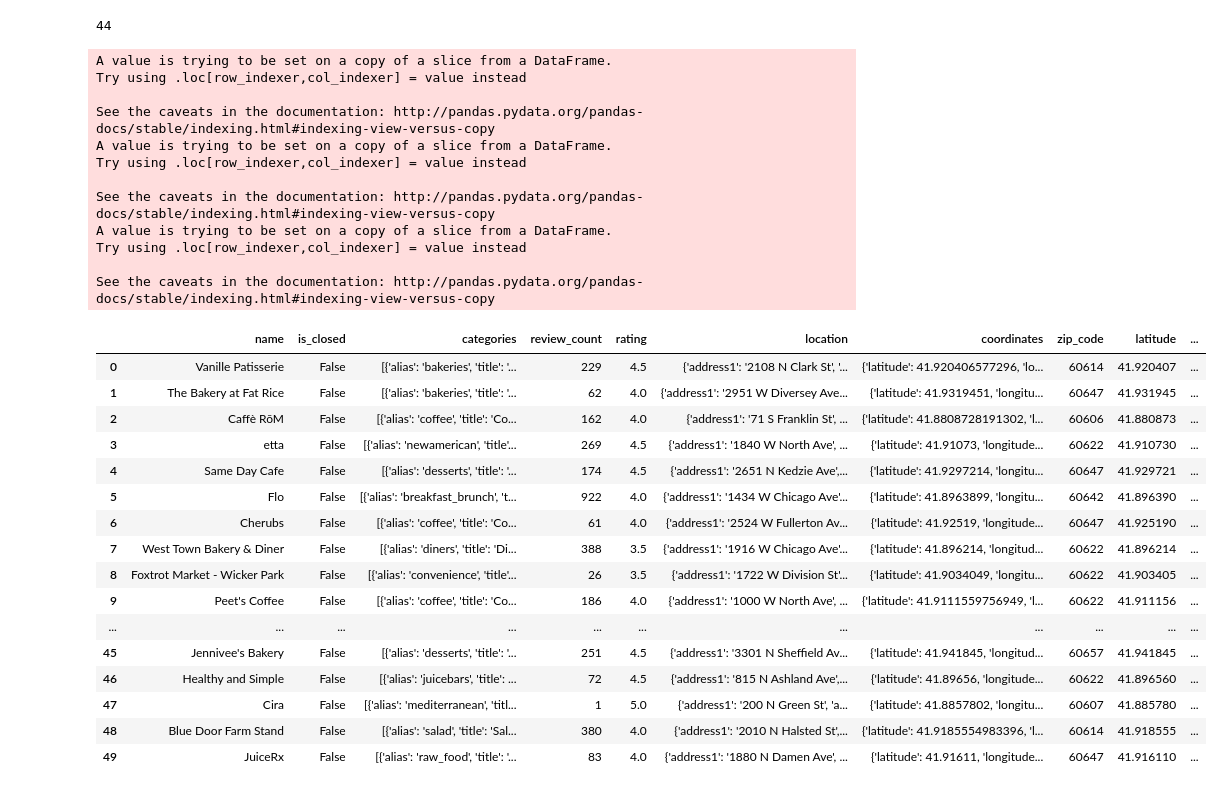
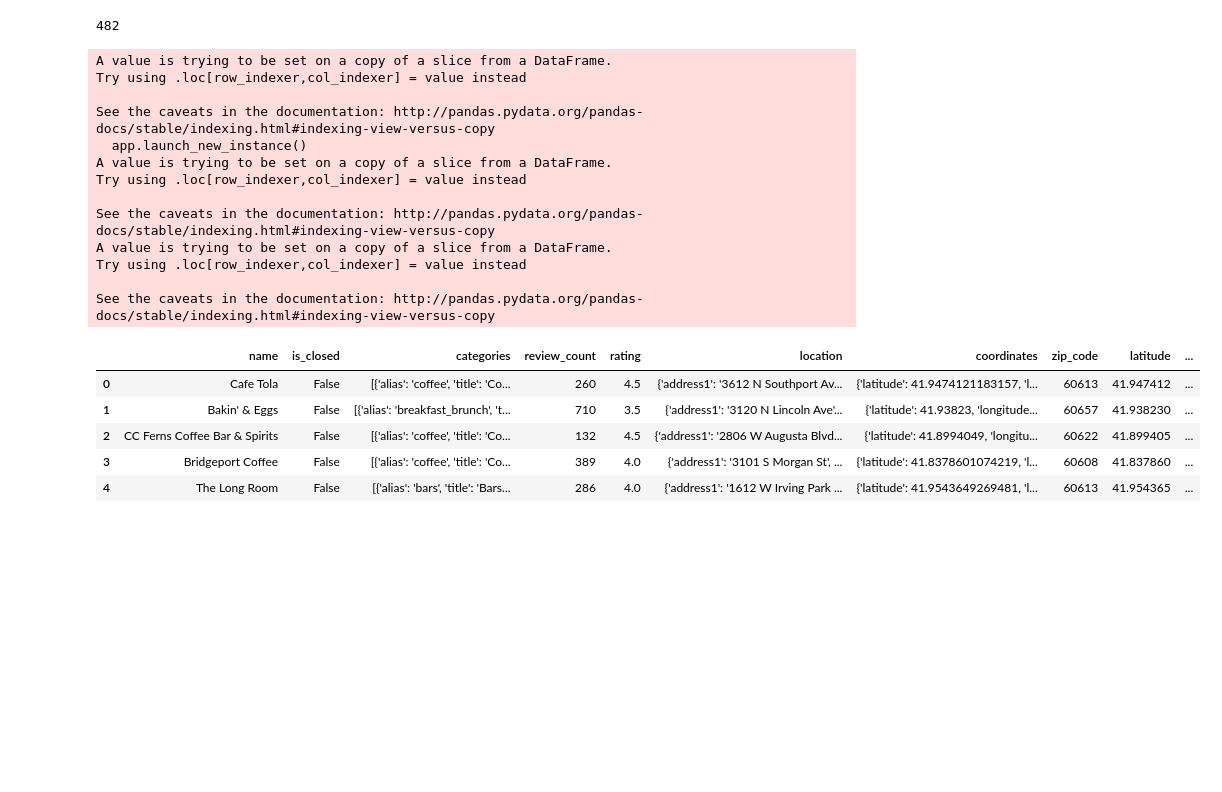
Before and after one commit to prathyushachalla/FindMyCoffeewithGIS, a Jupyter notebook: Xuan_testing-Copy1_KB.ipynb, the cells around one changed output. Drawn from its saved outputs; the diff is of its cells as text; code cells hidden in the pictures; blank space fills up the shorter version.

```diff
--- a/Xuan_testing-Copy1_KB.ipynb
+++ b/Xuan_testing-Copy1_KB.ipynb
@@ -49,7 +49,7 @@ if __name__ == "__main__":
 # parsing the JSON.
             else:
                 df2 = pd.DataFrame.from_dict(output_json['businesses'])
-                business_data = df_first.append(df2)
+                business_data = business_data.append(df2)
 # The conditional statement above is so that I can append my results into a single dataframe, to
 # save into a single csv document.
         except AttributeError:
@@ -88,58 +76,48 @@ coffee_shop_heatmap = good_coffee_df.loc[( good_coffee_df["rating"] >= 3.5)]
 num_coffee_heatmap = coffee_shop_heatmap['name'].count()
 num_coffee_heatmap
 # %% [output]
-44
+482
 # %%
 zip_list_cafe_heatmap = []
 lat_list_cafe_heatmap = []
 lng_list_cafe_heatmap = []
 
 for i in range(0, num_coffee_heatmap):
 
     temp_zip = coffee_shop_heatmap["location"].iloc[i]["zip_code"]
     zip_list_cafe_heatmap.append(temp_zip)
 
     temp_lat = coffee_shop_heatmap["coordinates"].iloc[i]["latitude"]
     lat_list_cafe_heatmap.append(temp_lat)
 
     temp_lng = coffee_shop_heatmap["coordinates"].iloc[i]["longitude"]
     lng_list_cafe_heatmap.append(temp_lng)
 
 coffee_shop_heatmap['zip_code'] = zip_list_cafe_heatmap
 coffee_shop_heatmap['latitude'] = lat_list_cafe_heatmap
 coffee_shop_heatmap['longitude'] = lng_list_cafe_heatmap
 
-coffee_shop_heatmap
+coffee_shop_heatmap.head()
 # %% [output]
+A value is trying to be set on a copy of a slice from a DataFrame.
+Try using .loc[row_indexer,col_indexer] = value instead
+
+See the caveats in the documentation: http://pandas.pydata.org/pandas-docs/stable/indexing.html#indexing-view-versus-copy
+  app.launch_new_instance()
 A value is trying to be set on a copy of a slice from a DataFrame.
 Try using .loc[row_indexer,col_indexer] = value instead
 
 See the caveats in the documentation: http://pandas.pydata.org/pandas-docs/stable/indexing.html#indexing-view-versus-copy
 A value is trying to be set on a copy of a slice from a DataFrame.
 Try using .loc[row_indexer,col_indexer] = value instead
 
 See the caveats in the documentation: http://pandas.pydata.org/pandas-docs/stable/indexing.html#indexing-view-versus-copy
-A value is trying to be set on a copy of a slice from a DataFrame.
-Try using .loc[row_indexer,col_indexer] = value instead
-
-See the caveats in the documentation: http://pandas.pydata.org/pandas-docs/stable/indexing.html#indexing-view-versus-copy
 |  | name | is_closed | categories | review_count | rating | location | coordinates | zip_code | latitude | ... |
-| 0 | Vanille Patisserie | False | [{'alias': 'bakeries', 'title': '... | 229 | 4.5 | {'address1': '2108 N Clark St', '... | {'latitude': 41.920406577296, 'lo... | 60614 | 41.920407 | ... |
-| 1 | The Bakery at Fat Rice | False | [{'alias': 'bakeries', 'title': '... | 62 | 4.0 | {'address1': '2951 W Diversey Ave... | {'latitude': 41.9319451, 'longitu... | 60647 | 41.931945 | ... |
-| 2 | Caffè RōM | False | [{'alias': 'coffee', 'title': 'Co... | 162 | 4.0 | {'address1': '71 S Franklin St', ... | {'latitude': 41.8808728191302, 'l... | 60606 | 41.880873 | ... |
-| 3 | etta | False | [{'alias': 'newamerican', 'title'... | 269 | 4.5 | {'address1': '1840 W North Ave', ... | {'latitude': 41.91073, 'longitude... | 60622 | 41.910730 | ... |
-| 4 | Same Day Cafe | False | [{'alias': 'desserts', 'title': '... | 174 | 4.5 | {'address1': '2651 N Kedzie Ave',... | {'latitude': 41.9297214, 'longitu... | 60647 | 41.929721 | ... |
-| 5 | Flo | False | [{'alias': 'breakfast_brunch', 't... | 922 | 4.0 | {'address1': '1434 W Chicago Ave'... | {'latitude': 41.8963899, 'longitu... | 60642 | 41.896390 | ... |
-| 6 | Cherubs | False | [{'alias': 'coffee', 'title': 'Co... | 61 | 4.0 | {'address1': '2524 W Fullerton Av... | {'latitude': 41.92519, 'longitude... | 60647 | 41.925190 | ... |
-| 7 | West Town Bakery & Diner | False | [{'alias': 'diners', 'title': 'Di... | 388 | 3.5 | {'address1': '1916 W Chicago Ave'... | {'latitude': 41.896214, 'longitud... | 60622 | 41.896214 | ... |
-| 8 | Foxtrot Market - Wicker Park | False | [{'alias': 'convenience', 'title'... | 26 | 3.5 | {'address1': '1722 W Division St'... | {'latitude': 41.9034049, 'longitu... | 60622 | 41.903405 | ... |
-| 9 | Peet's Coffee | False | [{'alias': 'coffee', 'title': 'Co... | 186 | 4.0 | {'address1': '1000 W North Ave', ... | {'latitude': 41.9111559756949, 'l... | 60622 | 41.911156 | ... |
-| ... | ... | ... | ... | ... | ... | ... | ... | ... | ... | ... |
-| 45 | Jennivee's Bakery | False | [{'alias': 'desserts', 'title': '... | 251 | 4.5 | {'address1': '3301 N Sheffield Av... | {'latitude': 41.941845, 'longitud... | 60657 | 41.941845 | ... |
-| 46 | Healthy and Simple | False | [{'alias': 'juicebars', 'title': ... | 72 | 4.5 | {'address1': '815 N Ashland Ave',... | {'latitude': 41.89656, 'longitude... | 60622 | 41.896560 | ... |
-| 47 | Cira | False | [{'alias': 'mediterranean', 'titl... | 1 | 5.0 | {'address1': '200 N Green St', 'a... | {'latitude': 41.8857802, 'longitu... | 60607 | 41.885780 | ... |
-| 48 | Blue Door Farm Stand | False | [{'alias': 'salad', 'title': 'Sal... | 380 | 4.0 | {'address1': '2010 N Halsted St',... | {'latitude': 41.9185554983396, 'l... | 60614 | 41.918555 | ... |
-| 49 | JuiceRx | False | [{'alias': 'raw_food', 'title': '... | 83 | 4.0 | {'address1': '1880 N Damen Ave', ... | {'latitude': 41.91611, 'longitude... | 60647 | 41.916110 | ... |
+| 0 | Cafe Tola | False | [{'alias': 'coffee', 'title': 'Co... | 260 | 4.5 | {'address1': '3612 N Southport Av... | {'latitude': 41.9474121183157, 'l... | 60613 | 41.947412 | ... |
+| 1 | Bakin' & Eggs | False | [{'alias': 'breakfast_brunch', 't... | 710 | 3.5 | {'address1': '3120 N Lincoln Ave'... | {'latitude': 41.93823, 'longitude... | 60657 | 41.938230 | ... |
+| 2 | CC Ferns Coffee Bar & Spirits | False | [{'alias': 'coffee', 'title': 'Co... | 132 | 4.5 | {'address1': '2806 W Augusta Blvd... | {'latitude': 41.8994049, 'longitu... | 60622 | 41.899405 | ... |
+| 3 | Bridgeport Coffee | False | [{'alias': 'coffee', 'title': 'Co... | 389 | 4.0 | {'address1': '3101 S Morgan St', ... | {'latitude': 41.8378601074219, 'l... | 60608 | 41.837860 | ... |
+| 4 | The Long Room | False | [{'alias': 'bars', 'title': 'Bars... | 286 | 4.0 | {'address1': '1612 W Irving Park ... | {'latitude': 41.9543649269481, 'l... | 60613 | 41.954365 | ... |
 # %%
 #HeatMap for Coffee Shop rates > 3.5
 gmaps.configure(api_key = gkey)
```
Also changed, not shown: parts of 23 cells of this notebook.
